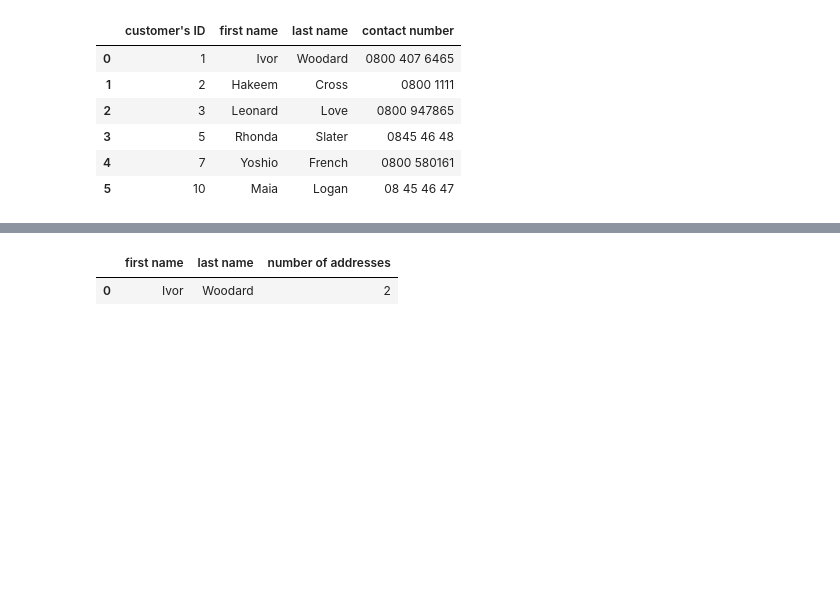
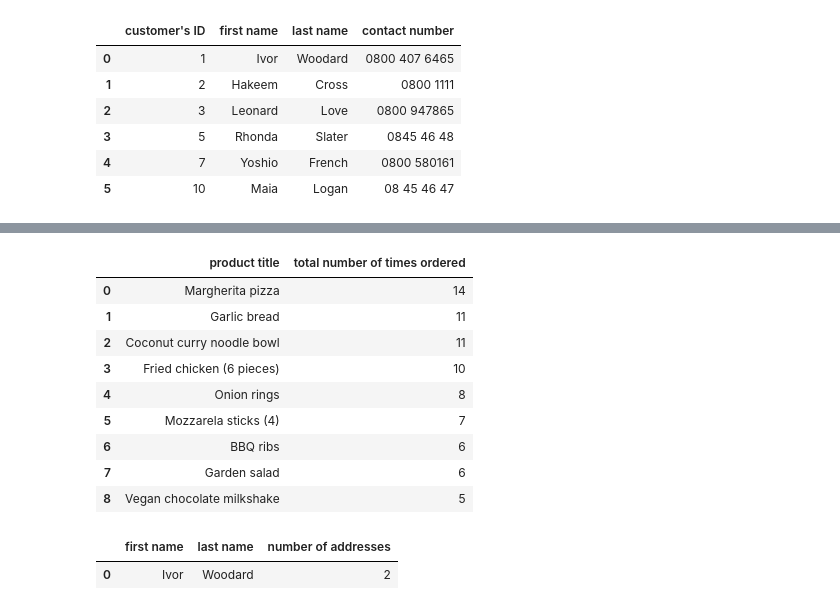
Before and after one commit to pablisch/data-analytics-fundamentals, a Jupyter notebook: data_assessment_4.ipynb, the cells around one changed output, grey strips where cells are left out. Saved outputs shown, nothing was run; the diff lists cells and outputs as text; code cells hidden in the pictures; blank space fills up the shorter version.

```diff
--- a/data_assessment_4.ipynb
+++ b/data_assessment_4.ipynb
@@ -182,3 +187,31 @@ run_sql_query(query, cursor)
+# %%
+# TASK 3
+# Context - The marketing team is planning a promotional campaign and wants to focus on the most popular products. You have been asked to generate a list of products, along with the total number of times each product was ordered. The list should be sorted from the most to the least popular product.
+# Task - Write a query to display the product title and the total number of times it was ordered. Sort the results by the total number of times each product was ordered in descending order.
+query = """
+        SELECT
+            p.title AS "product title",
+            SUM(oc.amount) AS "total number of times ordered"
+        FROM Product p
+        JOIN OrderContent oc
+            ON p.id = oc.product_id
+        GROUP BY
+            p.title
+        ORDER BY
+            SUM(oc.amount) DESC;
+        """
+run_sql_query(query, cursor)
+# %% [output]
+|  | product title | total number of times ordered |
+| 0 | Margherita pizza | 14 |
+| 1 | Garlic bread | 11 |
+| 2 | Coconut curry noodle bowl | 11 |
+| 3 | Fried chicken (6 pieces) | 10 |
+| 4 | Onion rings | 8 |
+| 5 | Mozzarela sticks (4) | 7 |
+| 6 | BBQ ribs | 6 |
+| 7 | Garden salad | 6 |
+| 8 | Vegan chocolate milkshake | 5 |
 # %%
 # TASK 4
 # Context - The customer service team needs to identify customers who have more than one registered address in the system. This is important for flagging potential duplicates or handling complex delivery requirements.
```
Also changed, not shown: parts of 4 cells of this notebook.
